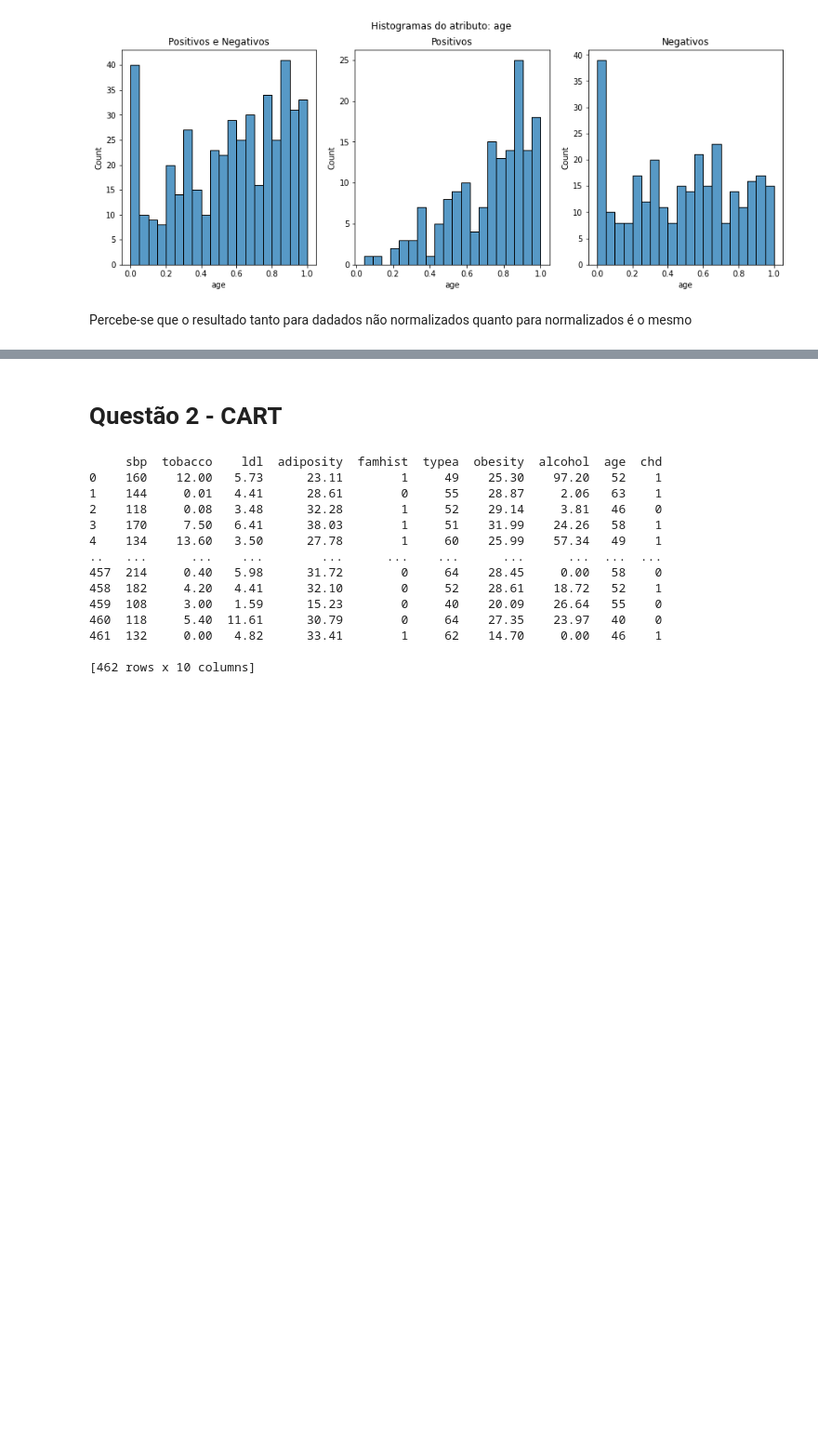
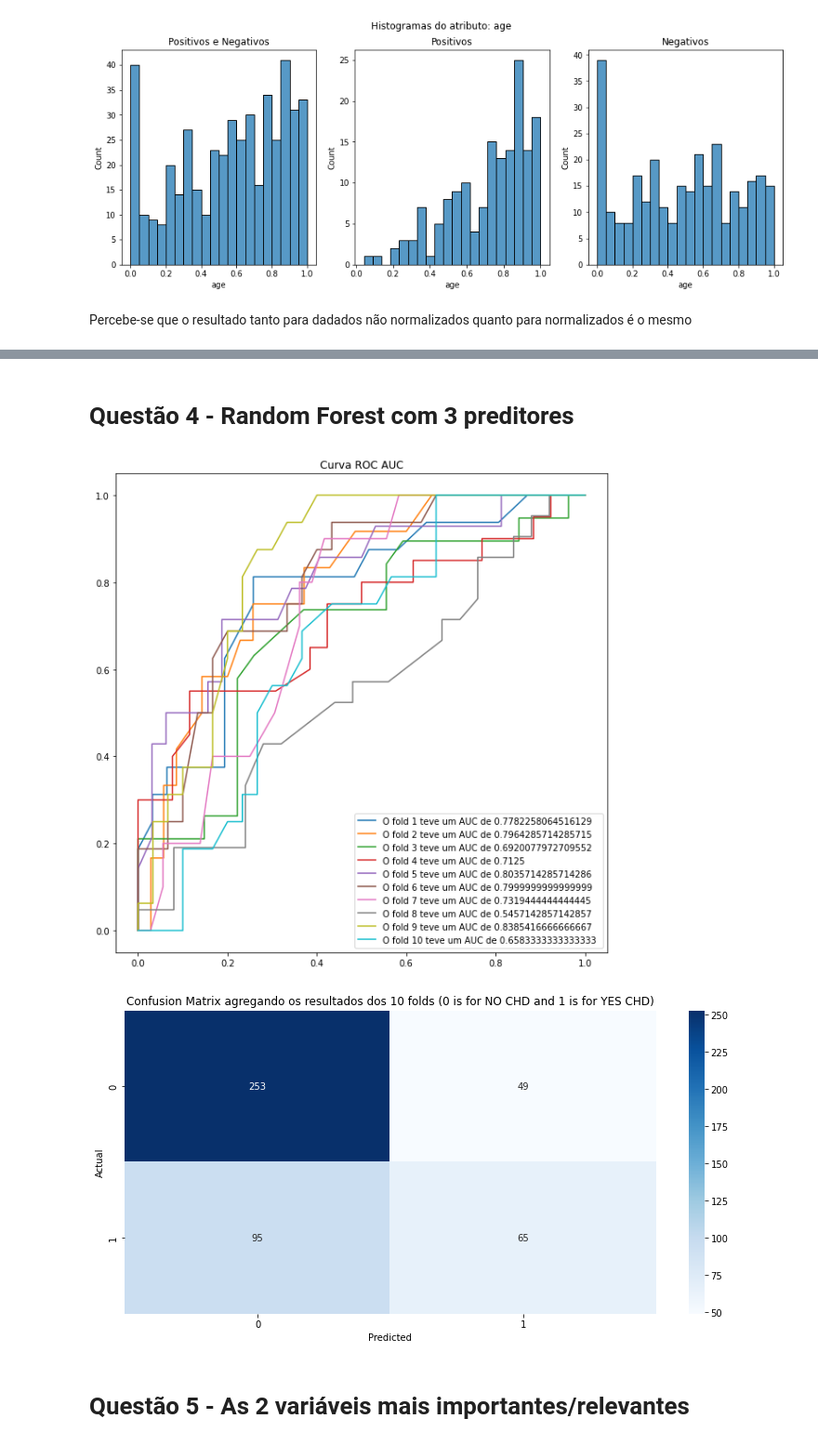
Before and after one commit to GuiCoelhoDev/CoronaryDisease_Analysis, a Jupyter notebook: Projeto1_160123046.ipynb, the cells around one changed output, grey strips where cells are left out. Shown at 93% size. Drawn from its saved outputs; the diff is of its cells as text; code cells hidden in the pictures; blank space fills up the shorter version.

```diff
--- a/Projeto1_160123046.ipynb
+++ b/Projeto1_160123046.ipynb
@@ -176,22 +290,21 @@ Percebe-se que o resultado tanto para dadados não normalizados quanto para norm
+# %% [markdown]
+# Questão 4 - Random Forest com 3 preditores
+# %%
+#@title Main
+
+from sklearn.ensemble import RandomForestClassifier
+
+kfold = KFold(n_splits=10, random_state=1, shuffle=True)
+
+rf_all_model = RandomForestClassifier(n_estimators=100, max_features=3)
+
+actual_classes, predicted_classes, predicted_proba = cross_val_predict(rf_all_model, kfold, X.to_numpy(), y.to_numpy())
+
+# Confusion Matrix
+
+plot_confusion_matrix(actual_classes, predicted_classes, [0,1])
+# %% [output]
+[figure, added]
+[figure, added]
 # %% [markdown]
-# Questão 2 - CART
+# Questão 5 - As 2 variáveis mais importantes/relevantes
-# %%
-X=df[df.columns]
-y = df['chd'].values
-type_of_print = X #@param ["X","y"] {type:"raw"}
-print(type_of_print)
-# %% [output]
-     sbp  tobacco    ldl  adiposity  famhist  typea  obesity  alcohol  age  chd
-0    160    12.00   5.73      23.11        1     49    25.30    97.20   52    1
-1    144     0.01   4.41      28.61        0     55    28.87     2.06   63    1
-2    118     0.08   3.48      32.28        1     52    29.14     3.81   46    0
-3    170     7.50   6.41      38.03        1     51    31.99    24.26   58    1
-4    134    13.60   3.50      27.78        1     60    25.99    57.34   49    1
-..   ...      ...    ...        ...      ...    ...      ...      ...  ...  ...
-457  214     0.40   5.98      31.72        0     64    28.45     0.00   58    0
-458  182     4.20   4.41      32.10        0     52    28.61    18.72   52    1
-459  108     3.00   1.59      15.23        0     40    20.09    26.64   55    0
-460  118     5.40  11.61      30.79        0     64    27.35    23.97   40    0
-461  132     0.00   4.82      33.41        1     62    14.70     0.00   46    1
-
-[462 rows x 10 columns]
```
Also changed, not shown: parts of 12 cells of this notebook.
